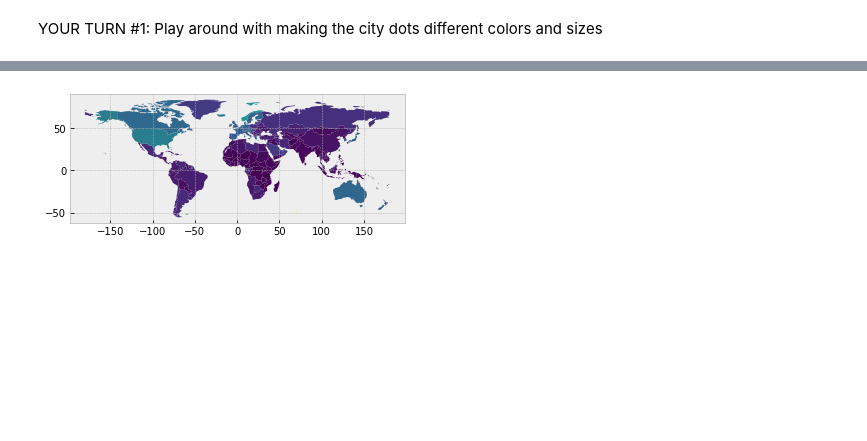
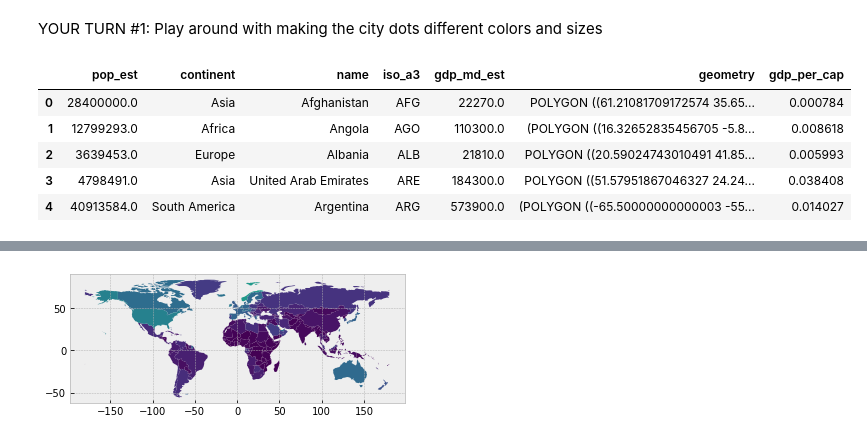
Before and after one commit to christyheaton/Maptime_20180411, a Jupyter notebook: Notebook/Geopandas_Intro_Maptime_20180411.ipynb, the cells around one changed output, grey strips where cells are left out. Cells and saved outputs as stored; diff of their text form; code cells hidden in the pictures; blank space fills up the shorter version.

```diff
--- a/Notebook/Geopandas_Intro_Maptime_20180411.ipynb
+++ b/Notebook/Geopandas_Intro_Maptime_20180411.ipynb
@@ -135,6 +192,9 @@ YOUR TURN #1: Play around with making the city dots different colors and sizes
 # Your code here
 # %%
 # We can exclude Antarctica or area by name
-world = world[(world.pop_est>0) & (world.name!="Antarctica")]
+#world[(world.pop_est==0)]
+#world[(world.name == 'Antarctica')]
+
+world = world[(world.pop_est>0) & (world.name!="Antarctica") & (world.name!="Fr. S. Antarctic Lands")]
 # %%
 # The data came with a gdp_per_cap column, so we can use this data to make a choropleth map!
@@ -141 +202,11 @@ world = world[(world.pop_est>0) & (world.name!="Antarctica")]
 world['gdp_per_cap'] = world.gdp_md_est / world.pop_est
+# %%
+# Let's take a look at the new column
+world.head()
+# %% [output]
+|  | pop_est | continent | name | iso_a3 | gdp_md_est | geometry | gdp_per_cap |
+| 0 | 28400000.0 | Asia | Afghanistan | AFG | 22270.0 | POLYGON ((61.21081709172574 35.65... | 0.000784 |
+| 1 | 12799293.0 | Africa | Angola | AGO | 110300.0 | (POLYGON ((16.32652835456705 -5.8... | 0.008618 |
+| 2 | 3639453.0 | Europe | Albania | ALB | 21810.0 | POLYGON ((20.59024743010491 41.85... | 0.005993 |
+| 3 | 4798491.0 | Asia | United Arab Emirates | ARE | 184300.0 | POLYGON ((51.57951867046327 24.24... | 0.038408 |
+| 4 | 40913584.0 | South America | Argentina | ARG | 573900.0 | (POLYGON ((-65.50000000000003 -55... | 0.014027 |
```
Also changed, not shown: parts of 26 cells of this notebook.
